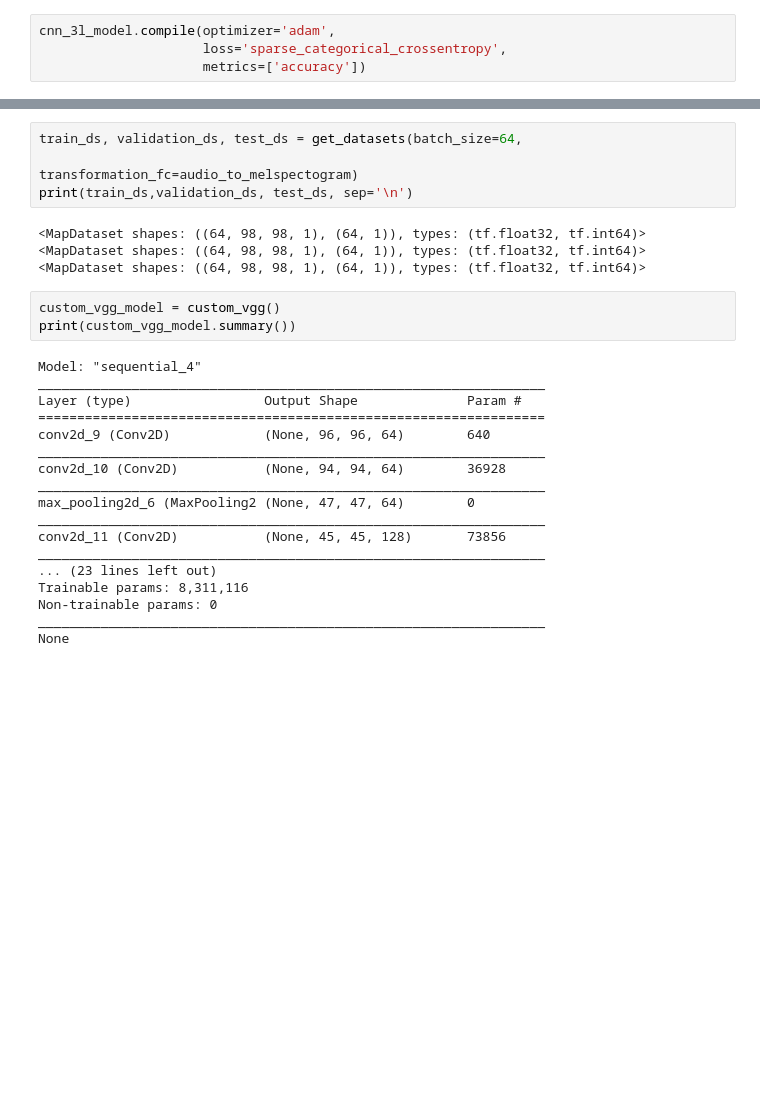
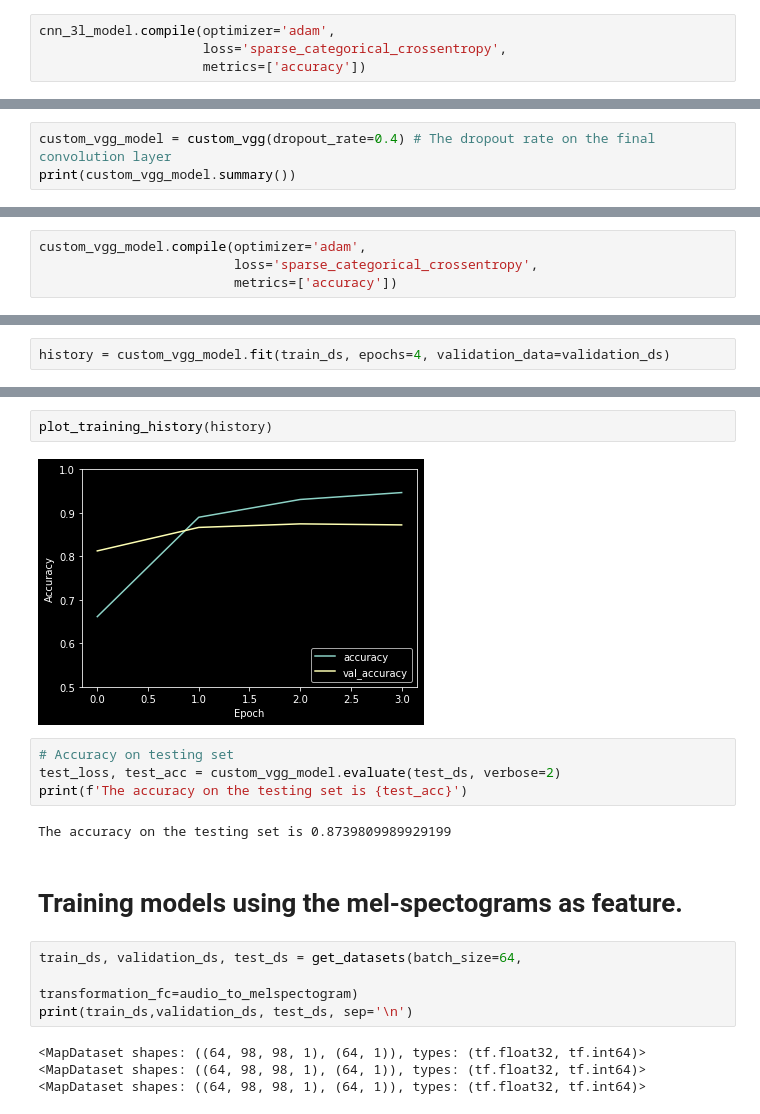
Before and after one commit to amorenob/kws_ml_capstone_project, a Jupyter notebook: 4_Model_Training.ipynb, the cells around one changed output, grey strips where cells are left out. Cells and saved outputs as stored; diff of their text form; blank space fills up the shorter version.

```diff
--- a/4_Model_Training.ipynb
+++ b/4_Model_Training.ipynb
@@ -113,0 +117,3 @@ cnn_3l_model.compile(optimizer='adam',
+# %%
+custom_vgg_model = custom_vgg(dropout_rate=0.4) # The dropout rate on the final convolution layer
+print(custom_vgg_model.summary())
@@ -113,0 +138,4 @@ cnn_3l_model.compile(optimizer='adam',
+# %%
+custom_vgg_model.compile(optimizer='adam',
+                         loss='sparse_categorical_crossentropy',
+                         metrics=['accuracy'])
@@ -137,0 +211,2 @@ print(test_acc)
+# %%
+history = custom_vgg_model.fit(train_ds, epochs=4, validation_data=validation_ds)
@@ -138,3 +222,15 @@ print(test_acc)
+# %%
+plot_training_history(history)
+# %% [output]
+[figure, added]
+# %%
+# Accuracy on testing set
+test_loss, test_acc = custom_vgg_model.evaluate(test_ds, verbose=2)
+print(f'The accuracy on the testing set is {test_acc}')
+# %% [output]
+The accuracy on the testing set is 0.8739809989929199
+# %% [markdown]
+# Training models using the mel-spectograms as feature.
 # %%
 train_ds, validation_ds, test_ds = get_datasets(batch_size=64,
                                                 transformation_fc=audio_to_melspectogram)
@@ -143,24 +239,3 @@ print(train_ds,validation_ds, test_ds, sep='\n')
 <MapDataset shapes: ((64, 98, 98, 1), (64, 1)), types: (tf.float32, tf.int64)>
 <MapDataset shapes: ((64, 98, 98, 1), (64, 1)), types: (tf.float32, tf.int64)>
 <MapDataset shapes: ((64, 98, 98, 1), (64, 1)), types: (tf.float32, tf.int64)>
-# %%
-custom_vgg_model = custom_vgg()
-print(custom_vgg_model.summary())
-# %% [output]
-Model: "sequential_4"
-_________________________________________________________________
-Layer (type)                 Output Shape              Param #
-=================================================================
-conv2d_9 (Conv2D)            (None, 96, 96, 64)        640
-_________________________________________________________________
-conv2d_10 (Conv2D)           (None, 94, 94, 64)        36928
-_________________________________________________________________
-max_pooling2d_6 (MaxPooling2 (None, 47, 47, 64)        0
-_________________________________________________________________
-conv2d_11 (Conv2D)           (None, 45, 45, 128)       73856
-_________________________________________________________________
-... (23 lines left out)
-Trainable params: 8,311,116
-Non-trainable params: 0
-_________________________________________________________________
-None
```
Also changed, not shown: parts of 75 cells of this notebook, 3 other files.
